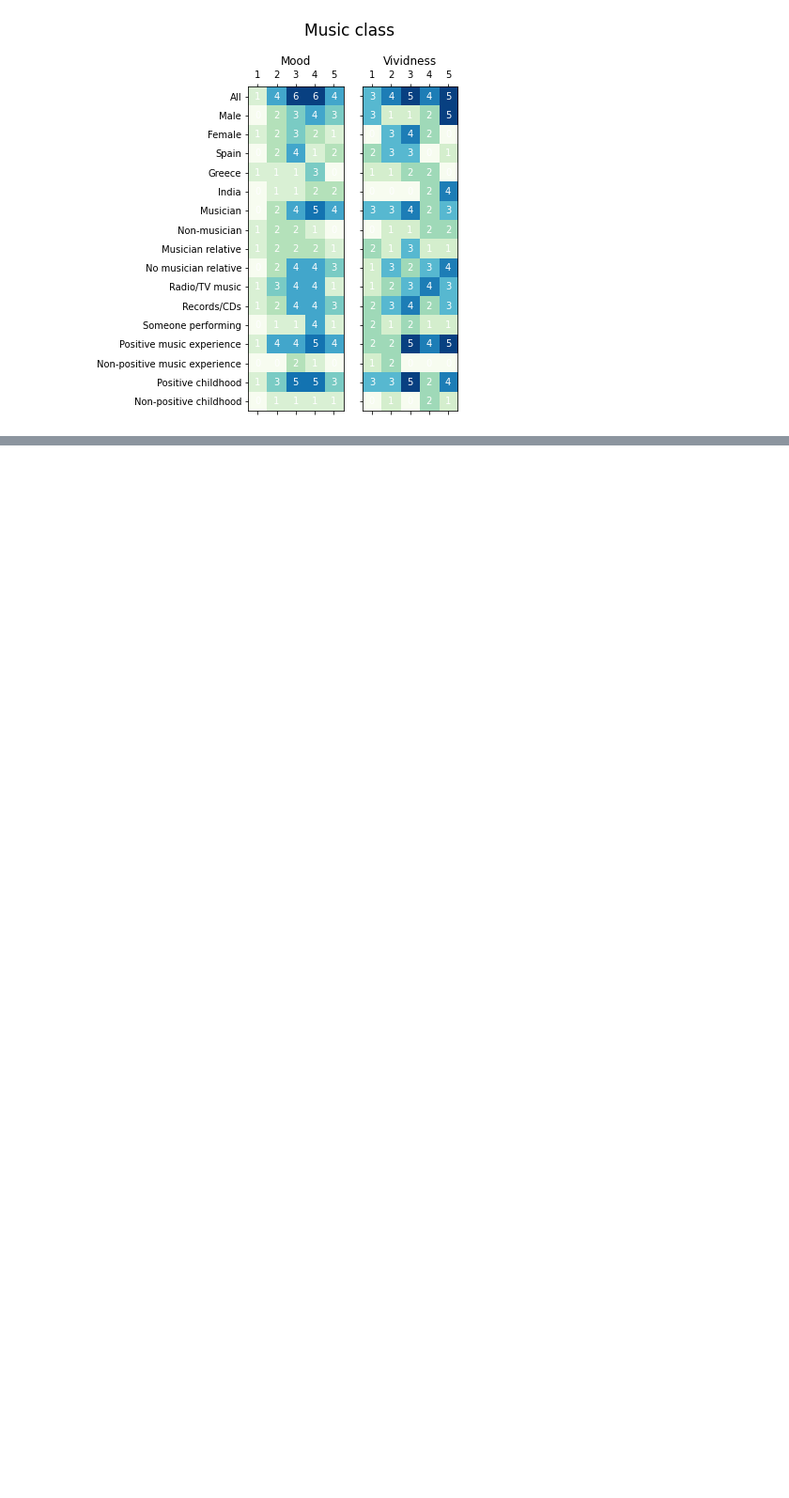
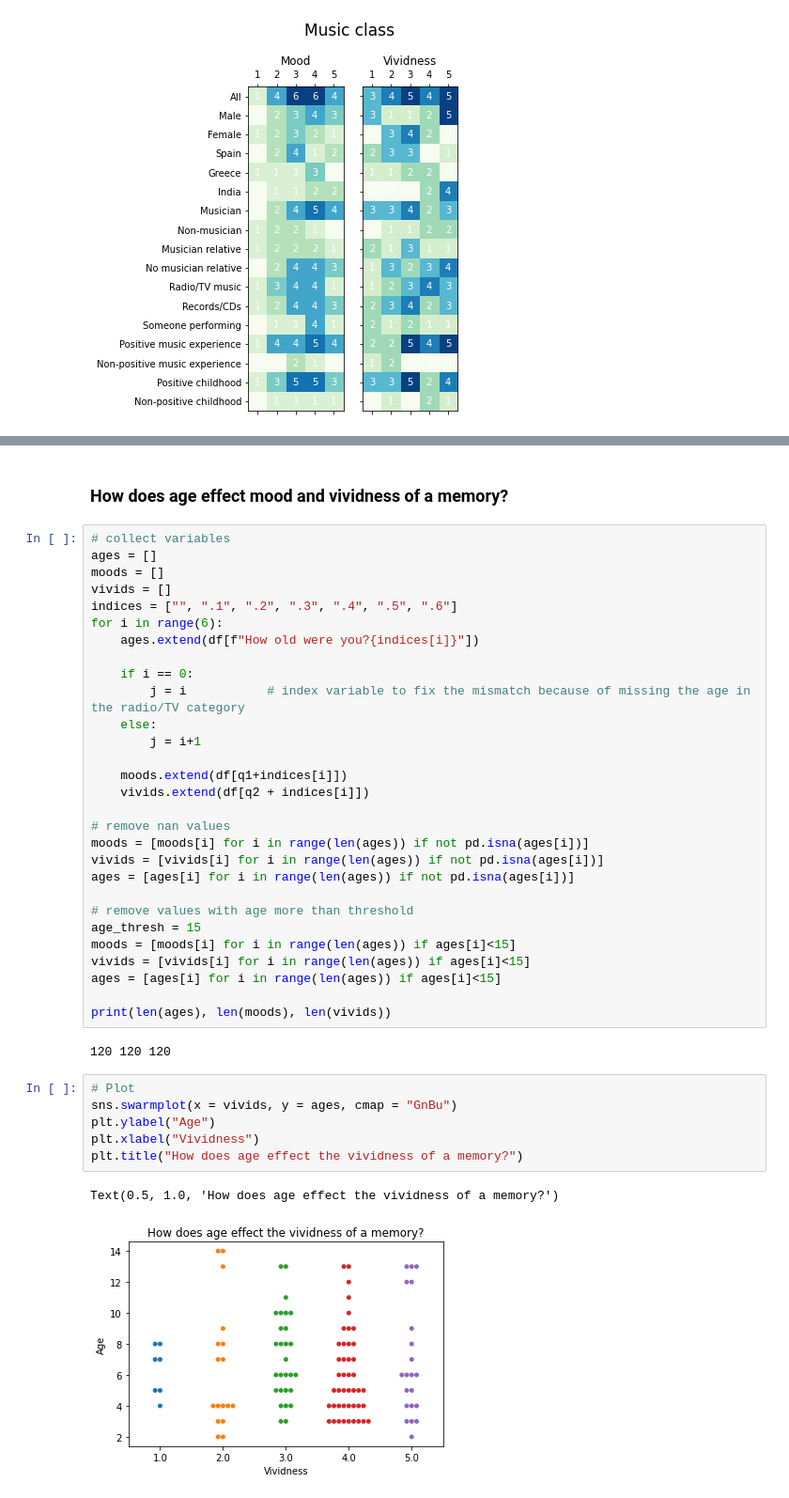
Before and after one commit to chrispla/early-musical-memories, a Jupyter notebook: vis.ipynb, the cells around one changed output, grey strips where cells are left out. Shown at 94% size. Drawn from its saved outputs; the diff is of its cells as text; blank space fills up the shorter version.

```diff
--- a/vis.ipynb
+++ b/vis.ipynb
@@ -365,0 +429,42 @@ for q in ['', '.1', '.2', '.3', '.4', '.5', '.6']:
+# %% [markdown]
+### How does age effect mood and vividness of a memory?
+# %%
+# collect variables
+ages = []
+moods = []
+vivids = []
+indices = ["", ".1", ".2", ".3", ".4", ".5", ".6"]
+for i in range(6):
+    ages.extend(df[f"How old were you?{indices[i]}"])
+
+    if i == 0:
+        j = i           # index variable to fix the mismatch because of missing the age in the radio/TV category
+    else:
+        j = i+1
+
+    moods.extend(df[q1+indices[i]])
+    vivids.extend(df[q2 + indices[i]])
+
+# remove nan values
+moods = [moods[i] for i in range(len(ages)) if not pd.isna(ages[i])]
+vivids = [vivids[i] for i in range(len(ages)) if not pd.isna(ages[i])]
+ages = [ages[i] for i in range(len(ages)) if not pd.isna(ages[i])]
+
+# remove values with age more than threshold
+age_thresh = 15
+moods = [moods[i] for i in range(len(ages)) if ages[i]<15]
+vivids = [vivids[i] for i in range(len(ages)) if ages[i]<15]
+ages = [ages[i] for i in range(len(ages)) if ages[i]<15]
+
+print(len(ages), len(moods), len(vivids))
+# %% [output]
+120 120 120
+# %%
+# Plot
+sns.swarmplot(x = vivids, y = ages, cmap = "GnBu")
+plt.ylabel("Age")
+plt.xlabel("Vividness")
+plt.title("How does age effect the vividness of a memory?")
+# %% [output]
+Text(0.5, 1.0, 'How does age effect the vividness of a memory?')
+[figure, added]
```
Also changed, not shown: parts of 9 cells of this notebook.
